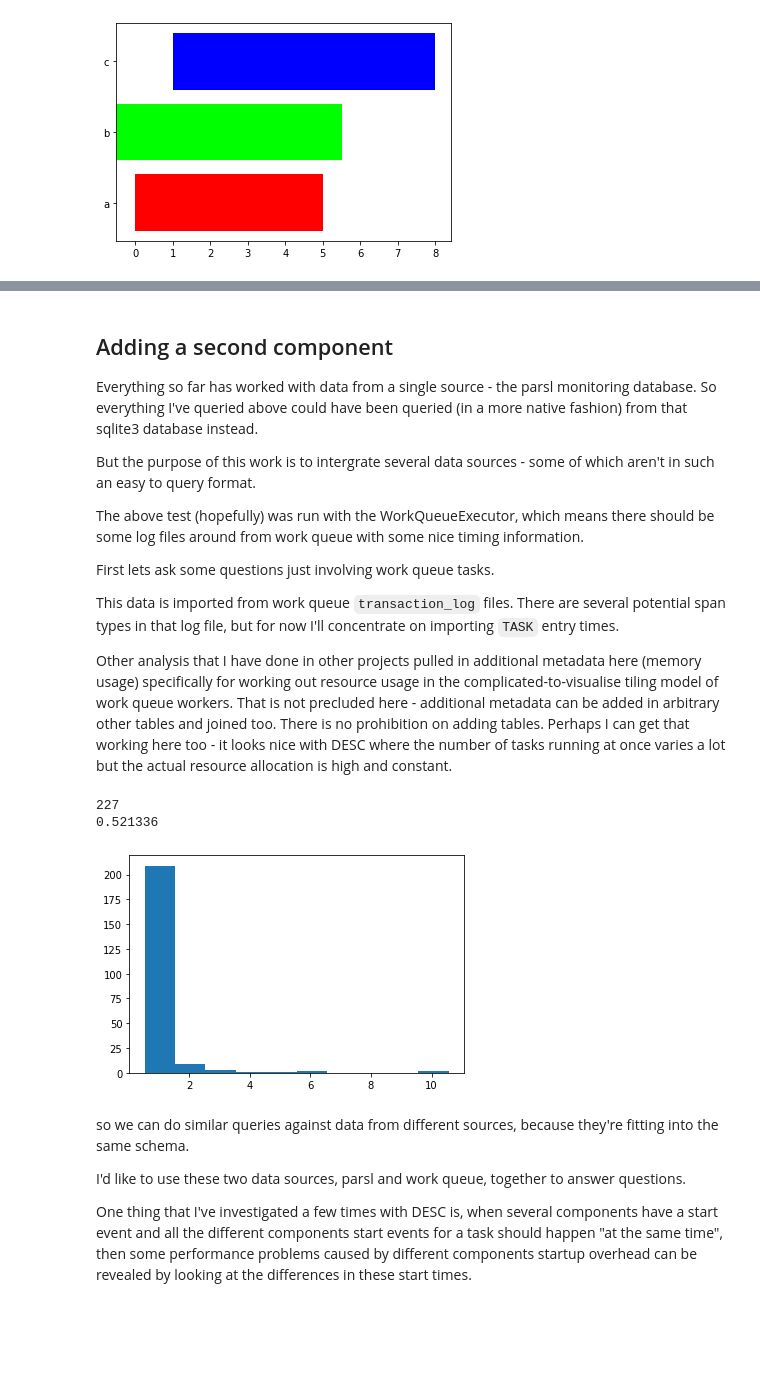
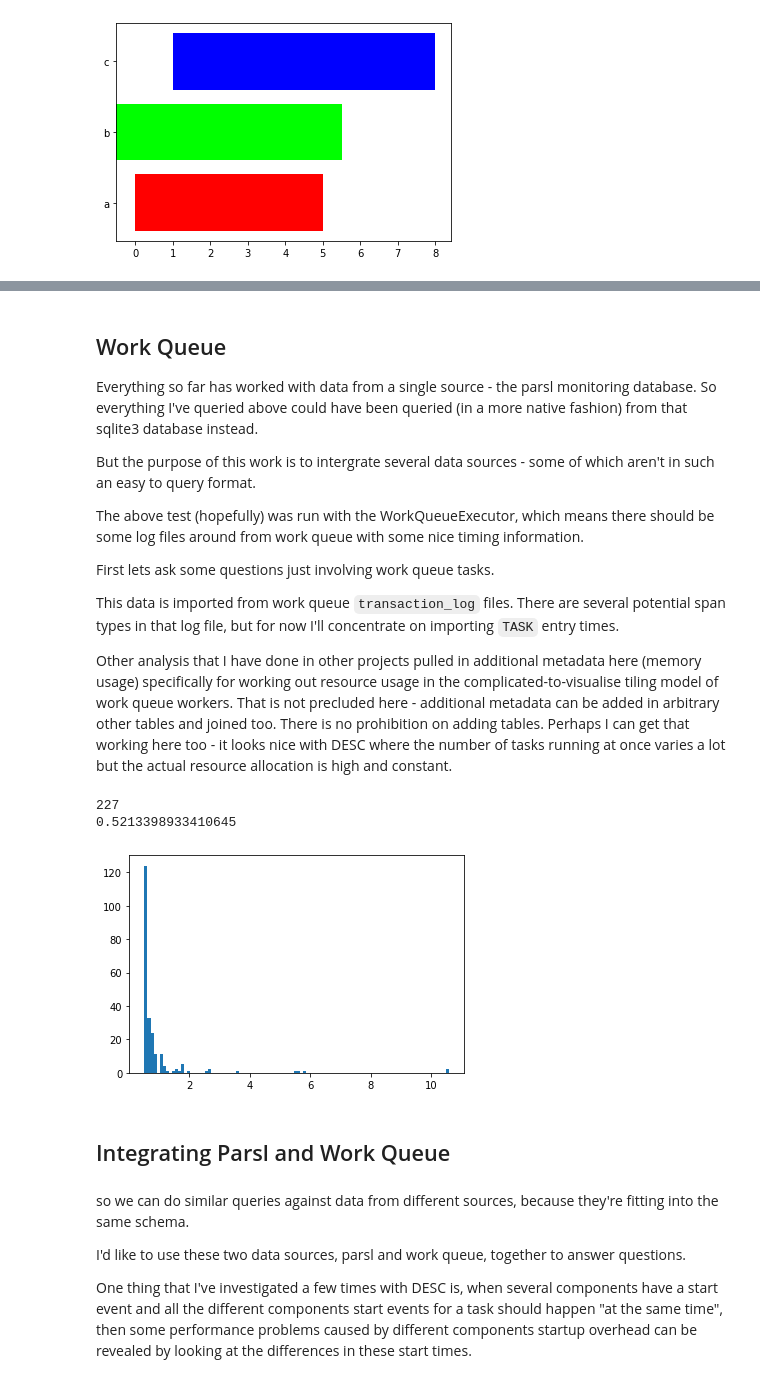
Before and after one commit to Parsl/dnpc, a Jupyter notebook: Untitled.ipynb, the cells around one changed output, grey strips where cells are left out. Drawn from its saved outputs; the diff is of its cells as text; code cells hidden in the pictures; blank space fills up the shorter version.

Commit message:
Normalise timestamp import to unix seconds format. Write a note about funcx

```diff
--- a/Untitled.ipynb
+++ b/Untitled.ipynb
@@ -193,5 +199,5 @@ plt.barh(range(0,len(duration_rows)), width=duration_rows, left=start_rows)
 # %% [markdown]
-## Adding a second component
+## Work Queue
 
 Everything so far has worked with data from a single source - the parsl monitoring database. So everything I've queried above could have been queried (in a more native fashion) from that sqlite3 database instead.
 
@@ -211,34 +217,36 @@ Other analysis that I have done in other projects pulled in additional metadata
 # %%
 # lets get a histogram of task durations, using the same duration code as before, but using workqueue.task spans
 # as data source.
 
 # What's changed? the span type is `workqueue.task` instead of `parsl.task` and the start/end event names are
 # different - reflecting Work Queue's choice of event name.
 
 # The time format is also different here. That is something that should be normalised in the database though
 # so that time fields of arbitrary events make sense together.
 
 sql= """
 select end_event.time - start_event.time as duration
 from span, event as start_event, event as end_event
 where span.type='workqueue.task'
 and start_event.span_uuid = span.uuid and start_event.type = 'RUNNING'
 and end_event.span_uuid = span.uuid and end_event.type = 'DONE'
 order by duration;"""
 rows = list(c.execute(sql))
 print(len(rows))
 
 # rows is a list of one-element tuple (days,)
 # so extract that single value and rescale to seconds
-rows = [r[0] / 1000000 for r in rows]
+rows = [r[0] for r in rows]
 print(rows[0])
 
-plt.hist(rows)
+plt.hist(rows, bins=100)
 plt.show()
 # %% [output]
 227
-0.521336
+0.5213398933410645
-[figure, old version]
+[figure, new version]
+# %% [markdown]
+## Integrating Parsl and Work Queue
 # %% [markdown]
 so we can do similar queries against data from different sources, because they're fitting into the same schema.
 
```
Also changed, not shown: parts of 9 cells of this notebook, 2 other files.
